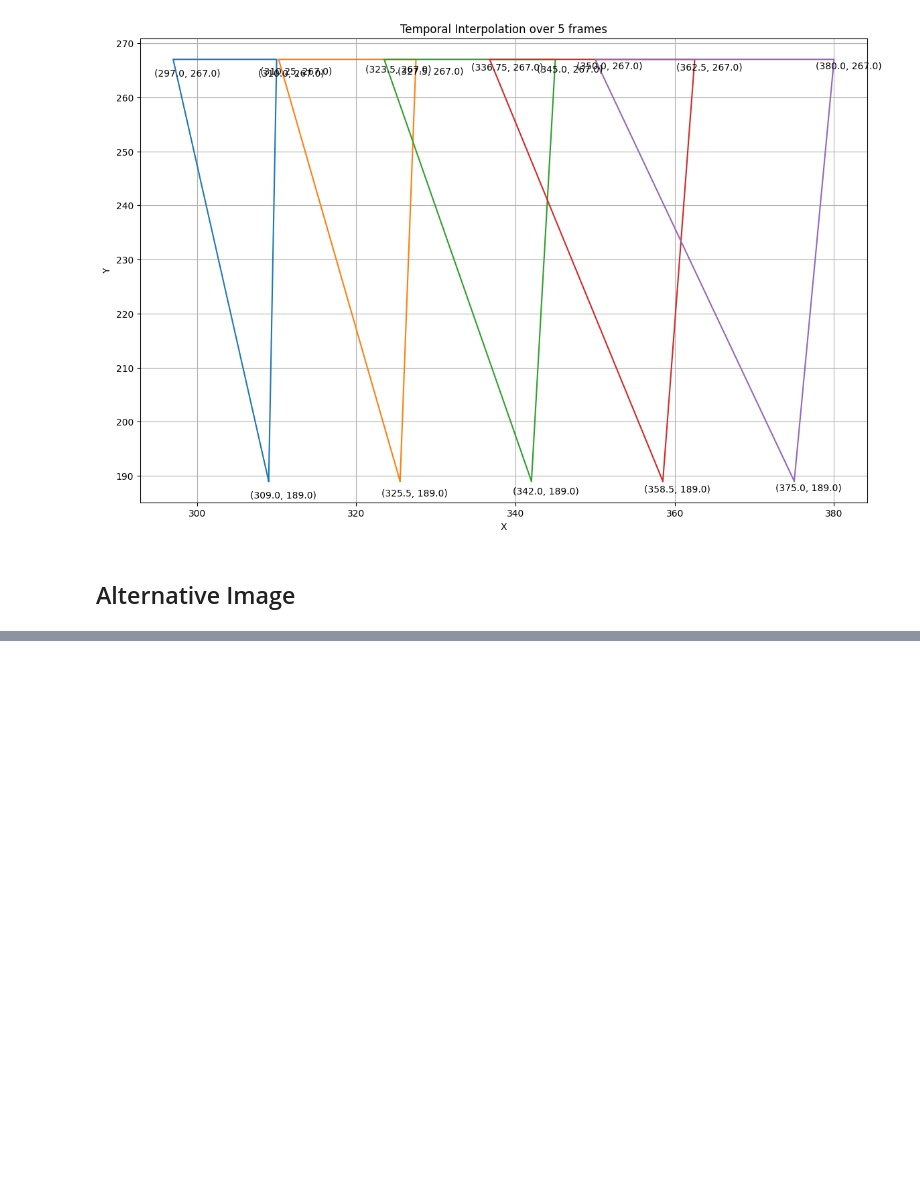
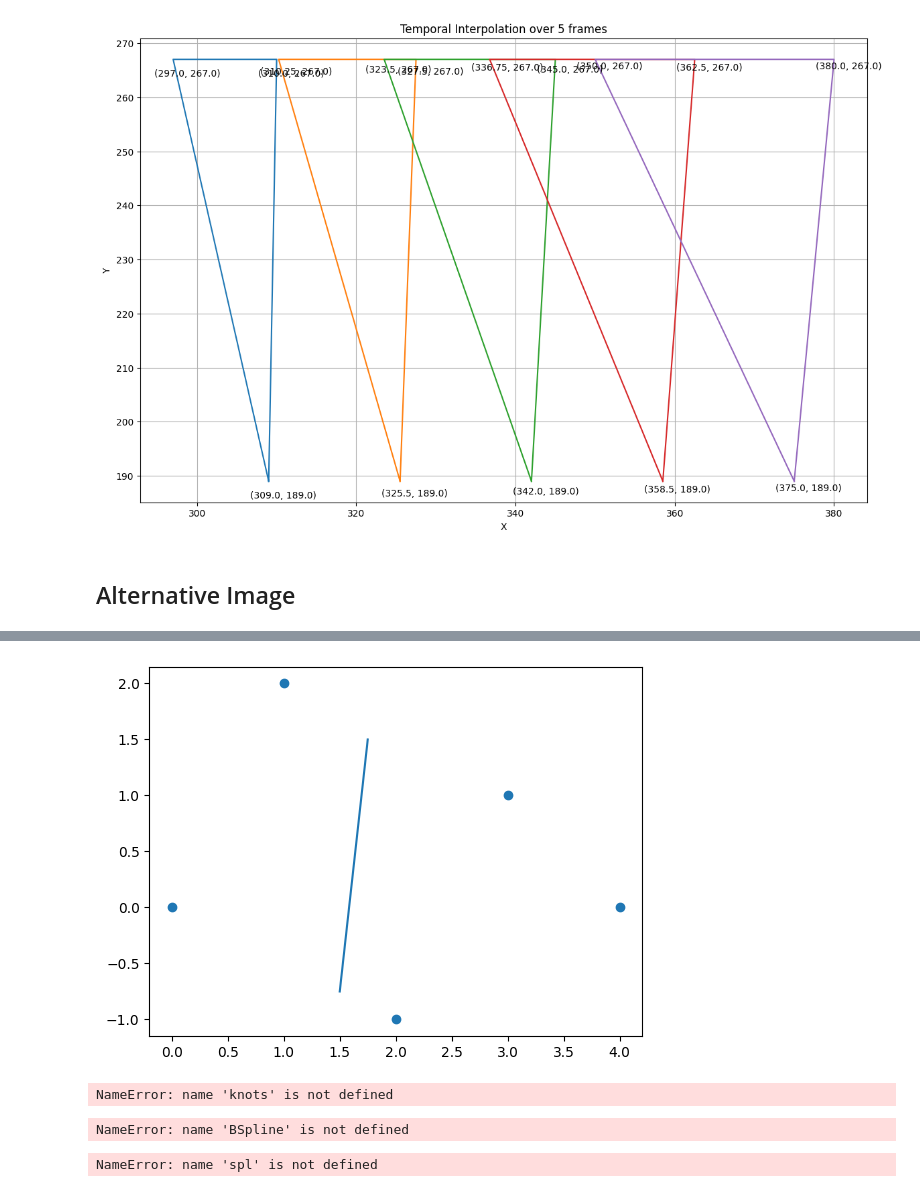
Before and after one commit to Gc0rp/vidat_scripts, a Jupyter notebook: Temporal-Interpolation.ipynb, the cells around one changed output, grey strips where cells are left out. Cells and saved outputs as stored; diff of their text form; code cells hidden in the pictures; blank space fills up the shorter version.

```diff
--- a/Temporal-Interpolation.ipynb
+++ b/Temporal-Interpolation.ipynb
@@ -245,3 +245,65 @@ Text(0.5, 1.0, 'Temporal Interpolation over 5 frames')
 ## Alternative Image
 # %% [markdown]
 ![Screenshot%202023-04-14%20at%2010.10.29%20am.png](attachment:Screenshot%202023-04-14%20at%2010.10.29%20am.png)
+# %%
+import numpy as np
+import matplotlib.pyplot as plt
+
+def chaikin(points, iterations):
+    """Apply Chaikin's algorithm to a set of points."""
+    for i in range(iterations):
+        # Duplicate the first and last points to ensure a closed curve
+        points = np.vstack([points[-1], points, points[0]])
+        # Apply the algorithm to each pair of points
+        left = points[:-2]
+        right = points[2:]
+        mid1 = left + 0.75 * (right - left)
+        mid2 = left + 0.25 * (right - left)
+        points = np.vstack([mid1, mid2])
+    return points
+
+# Define a set of control points
+control_points = np.array([
+    [0, 0],
+    [1, 2],
+    [2, -1],
+    [3, 1],
+    [4, 0]
+])
+
+# Apply Chaikin's algorithm to the control points
+iterations = 5
+curve_points = chaikin(control_points, 1)
+
+# Interpolate between the curve points
+x = curve_points[:, 0]
+y = curve_points[:, 1]
+t = np.linspace(0, 1, 100)
+x_interp = np.interp(t, np.arange(len(x)), x)
+y_interp = np.interp(t, np.arange(len(y)), y)
+
+# Plot the results
+fig, ax = plt.subplots()
+ax.plot(x_interp, y_interp)
+ax.scatter(control_points[:, 0], control_points[:, 1])
+ax.set_aspect("equal")
+plt.show()
+# %% [output]
+[figure, added]
+# %%
+print(knots)
+# %% [output]
+NameError: name 'knots' is not defined
+# %%
+x = np.array([0, 1, 2, 3, 4, 5])
+y = np.array([0, 1, 4, 5, 2, 1])
+t = np.linspace(0, 5, 20)
+
+# Interpolate the data using a B-spline curve with degree 3
+spl = BSpline(x, y, k=2)
+# %% [output]
+NameError: name 'BSpline' is not defined
+# %%
+y_interp = spl(t)
+# %% [output]
+NameError: name 'spl' is not defined
```
Also changed, not shown: parts of 10 cells of this notebook, 1 other file.
